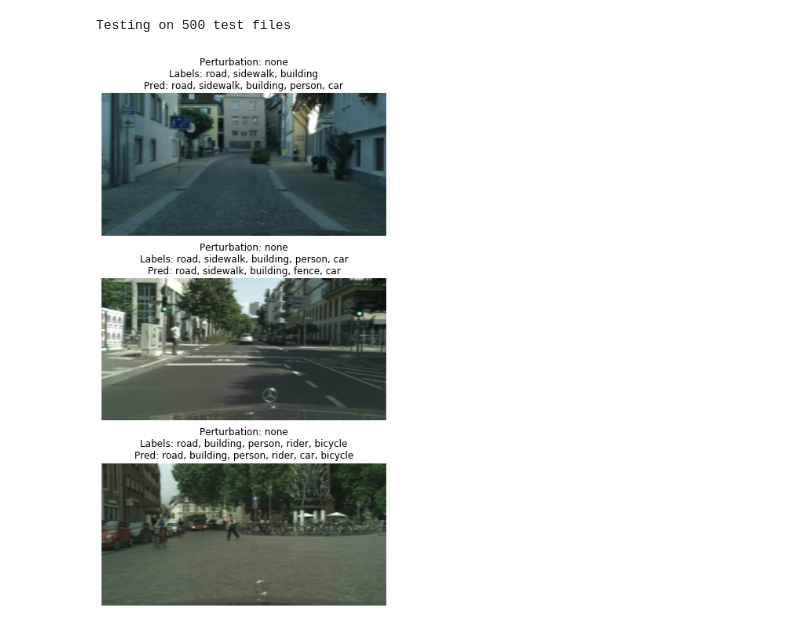
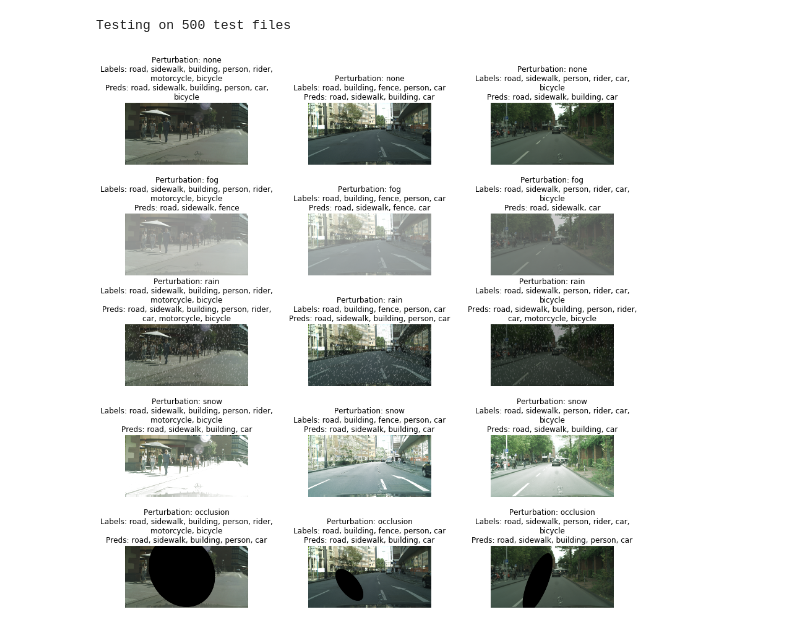
Before and after one commit to danielzgsilva/CNNs_vs_Weather, a Jupyter notebook: ModelTesting.ipynb, the cells around one changed output. Saved outputs shown, nothing was run; the diff lists cells and outputs as text; code cells hidden in the pictures.

```diff
--- a/ModelTesting.ipynb
+++ b/ModelTesting.ipynb
@@ -19,16 +20,15 @@ data_path = os.path.join(root, 'cityscapes')
 model_path = os.path.join(root, 'models')
 # %%
 # Name of the model to test
-model_name = 'resnet_test.tar'
+model_name = 'resnet_scratch_10ep.tar'
 #model_name = 'inception_frozen_0001lr.tar'
 # %%
 # Load in the model
 model, optimizer, criterion, epoch, device = load_model(
                                         os.path.join(model_path, model_name))
 # %%
-#input_size = (256, 512)
+input_size = (256, 512)
 original_size = (1024, 2048)
-input_size = (224, 224)
 num_workers = 12
 # %%
 data_transforms = transforms.Compose([transforms.Resize(input_size),
@@ -38,8 +38,7 @@ resize_to_orig = transforms.Compose([transforms.ToPILImage(),
                                             transforms.Resize(original_size)])
 # %%
 # List of perturbations we'll test the model on
-#perturbations = ['none', 'fog']
-perturbations = ['none']
+perturbations = ['none', 'fog', 'rain', 'snow', 'occlusion']
 # %%
 # Dataset and dataloader dictionaries indexed by the
 # type of perturbation it applies to images
@@ -64,21 +58,20 @@ dataloaders = {i: DataLoader(datasets[i], batch_size=1,
 # %%
-def test_model(num_imgs, model):
+def test_model(num_imgs, model, perturbs, datasets):
     # Create subplot layout and adjust vertical spacing
-    fig = plt.figure(len(perturbations) * num_imgs, (12,12))
-    plt.subplots_adjust(hspace = 0.3)
+    fig, axs = plt.subplots(len(perturbs), num_imgs, figsize=(15,15))
+    plt.subplots_adjust(hspace = 0.8)
 
-    # Tests the model on a given number of images
-    imgs_so_far = 0
-    for _ in range(num_imgs):
+    dataset_len = datasets['none'].__len__()
+
+    for n in range(num_imgs):
         # Choose a random image
-        idx = np.random.randint(0, num_testing_files)
+        idx = np.random.randint(0, dataset_len)
 
-        # Test on each perturbation
-        for perturb in perturbations:
-            imgs_so_far += 1
+        # Apply and display each perturbation
+        for p, perturb in enumerate(perturbs):
             image, labels = datasets[perturb][idx]
 
-            # Place image/labels on gpu and add batch dimension
+             # Place image/labels on gpu and add batch dimension
             image = image.to(device)
             labels = labels.to(device)
             image = image.unsqueeze(0)
@@ -92,24 +85,24 @@ def test_model(num_imgs, model):
             # Resizing image to its original shape
             image = resize_to_orig(image.squeeze().cpu())
 
-            # Create list of labels from one-hot tensors
+            # Create list of labels from one-hot tensor
             label_list = []
             pred_list = []
-            abels, preds = labels.squeeze(), preds.squeeze()
+            labels, preds = labels.squeeze(), preds.squeeze()
             for i in range(labels.size(0)):
                 if labels[i] == 1:
                     label_list.append(important_classes[i])
                 if preds[i] == 1:
                     pred_list.append(important_classes[i])
 
-            ax = plt.subplot(num_imgs, len(perturbations), imgs_so_far)
-            ax.set_title('Perturbation: {}\nLabels: {}\nPred: {}'.format(
+            ax = axs[p, n]
+            ax.set_title('Perturbation: {}\nLabels: {}\nPreds: {}'.format(
                                         perturb,
-                                        ', '.join(label_list),
-                                        ', '.join(pred_list)))
+                                        textwrap.fill(', '.join(label_list), 40),
+                                        textwrap.fill(', '.join(pred_list), 40)))
             ax.axis('off')
             ax.imshow(image)
 # %%
-test_model(3, model)
+test_model(3, model, perturbations, datasets)
 # %% [output]
-[figure, old version]
+[figure, new version]
```
Also changed, not shown: parts of 2 cells of this notebook, 6 other files.
